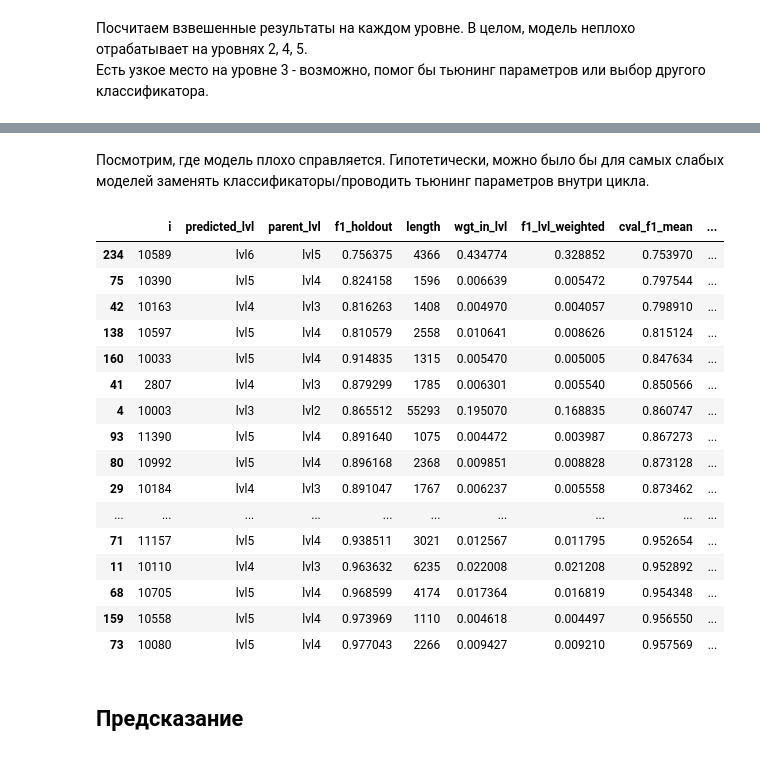
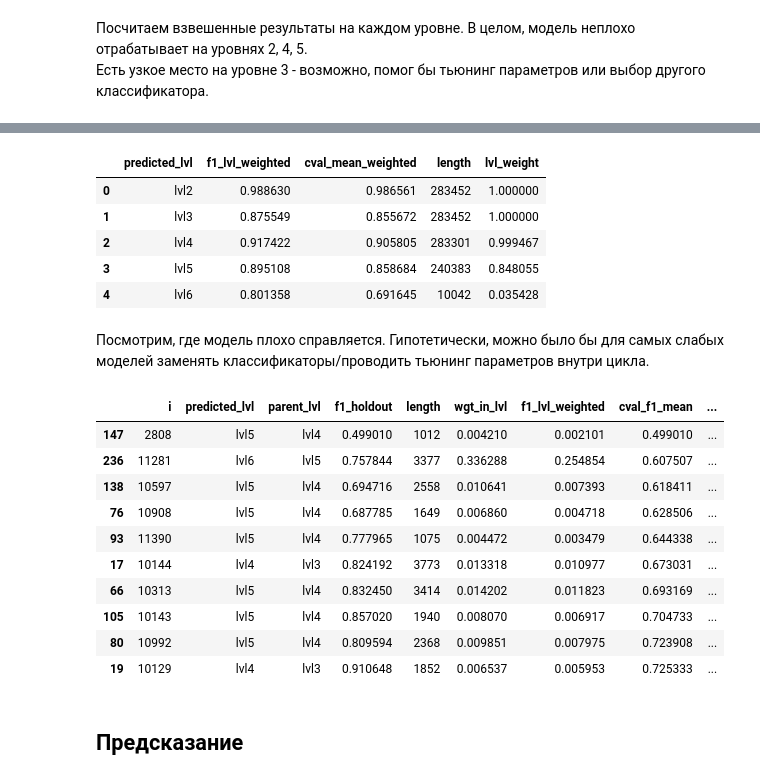
Before and after one commit to akuznetsovsp/good-s_category_prediction_for_online_shopping_platform, a Jupyter notebook: solution.ipynb, the cells around one changed output, grey strips where cells are left out. Drawn from its saved outputs; the diff is of its cells as text; code cells hidden in the pictures.

Commit message:
CV weighted to macro

```diff
--- a/solution.ipynb
+++ b/solution.ipynb
@@ -357,9 +323,14 @@ clf = LinearSVC(penalty='l2', class_weight='balanced', random_state=0, max_iter=
 # %% [markdown]
 Пропишем также функцию валидации модели. Для низкоуровневых моделей, по которым не провести кросс-валидацию из-за малого числа представителей одного из классов, заменяем кросс-валидационный F1-скор на F1-скор по тестовой выборке.
 # %%
-scoring = make_scorer(f1_score, average = 'weighted')
+# содаем механизм скоринга
+scoring = make_scorer(f1_score, average = 'macro')
+
+# сохраняем баланс классов при делении на кросс-валидации
+stratified_kfold = StratifiedKFold(n_splits=3)
+
 def try_cval(Z_train, y_train, f1_holdout, clf=clf,
-             scoring=scoring, cv=3):
+             scoring=scoring, cv=stratified_kfold):
 
     '''
     Пробует провести кросс-валидацию модели с использованием метрики f1,
@@ -399,7 +370,7 @@ for p, d in zip(p_c, d_c):
         y = df_train[(df_train[p] == i)][d]
 
         # логгирование - начало итерации
-        print('working on >>> ', i)
+        # print('working on >>> ', i, end = '')
 
         # были категории-родители с только одним потомком - для таких присваиваем руками класс единственного потомка
         if len(y.unique()) == 1:
@@ -434,9 +405,9 @@ for p, d in zip(p_c, d_c):
             y_pred = clf.predict(Z_test)
 
             # расчет метрик качества
-            f1_holdout = f1_score(y_test, y_pred, average='weighted')
-            cval = try_cval(clf=clf, Z_train=Z_train, y_train=y_train,
-                            scoring=scoring, cv=3, f1_holdout=f1_holdout)
+            f1_holdout = f1_score(y_test, y_pred, average='macro')
+            cval = try_cval(Z_train=Z_train, y_train=y_train,
+                            f1_holdout=f1_holdout, cv=stratified_kfold)
             cval_mean = cval[0]
             cval_std = cval[1]
             cval_mean_weighted = cval_mean*len(X)/total_length
@@ -455,7 +426,7 @@ for p, d in zip(p_c, d_c):
                           'wgt_in_lvl', 'f1_lvl_weighted', 'cval_f1_mean', 'cval_f1_std', 'cval_mean_weighted']
 
         # логгирование - конец итерации
-        print('parent >>>|', p, '|<<< child >>>|', d, '|<<< predicted for parent >>> ', i, ' <<<')
+        print('parent >>>|', p, '|<<< child >>>|', d, '|<<< predicted for parent >>> ', i, ' <<<', end='')
 print('>>> DONE WITH WHOLE DF <<<')
 df_res
 # %% [output]
@@ -606,25 +448,31 @@ overal_res
+# %%
+overal_res = df_res.groupby('predicted_lvl')[['f1_lvl_weighted',
+                                                             'cval_mean_weighted', 'length']].sum().reset_index()
+overal_res['lvl_weight'] = overal_res['length']/overal_res['length'].max()
+overal_res
+# %% [output]
+|  | predicted_lvl | f1_lvl_weighted | cval_mean_weighted | length | lvl_weight |
+| 0 | lvl2 | 0.988630 | 0.986561 | 283452 | 1.000000 |
+| 1 | lvl3 | 0.875549 | 0.855672 | 283452 | 1.000000 |
+| 2 | lvl4 | 0.917422 | 0.905805 | 283301 | 0.999467 |
+| 3 | lvl5 | 0.895108 | 0.858684 | 240383 | 0.848055 |
+| 4 | lvl6 | 0.801358 | 0.691645 | 10042 | 0.035428 |
 # %% [markdown]
 Посмотрим, где модель плохо справляется. Гипотетически, можно было бы для самых слабых моделей заменять классификаторы/проводить тьюнинг параметров внутри цикла.
 # %%
-df_res[df_res['length'] > 1000].sort_values(by='cval_f1_mean', ascending=True).head(50)
+df_res[df_res['length'] > 1000].sort_values(by='cval_f1_mean', ascending=True).head(10)
 # %% [output]
 |  | i | predicted_lvl | parent_lvl | f1_holdout | length | wgt_in_lvl | f1_lvl_weighted | cval_f1_mean | ... |
-| 234 | 10589 | lvl6 | lvl5 | 0.756375 | 4366 | 0.434774 | 0.328852 | 0.753970 | ... |
-| 75 | 10390 | lvl5 | lvl4 | 0.824158 | 1596 | 0.006639 | 0.005472 | 0.797544 | ... |
-| 42 | 10163 | lvl4 | lvl3 | 0.816263 | 1408 | 0.004970 | 0.004057 | 0.798910 | ... |
-| 138 | 10597 | lvl5 | lvl4 | 0.810579 | 2558 | 0.010641 | 0.008626 | 0.815124 | ... |
-| 160 | 10033 | lvl5 | lvl4 | 0.914835 | 1315 | 0.005470 | 0.005005 | 0.847634 | ... |
-| 41 | 2807 | lvl4 | lvl3 | 0.879299 | 1785 | 0.006301 | 0.005540 | 0.850566 | ... |
-| 4 | 10003 | lvl3 | lvl2 | 0.865512 | 55293 | 0.195070 | 0.168835 | 0.860747 | ... |
-| 93 | 11390 | lvl5 | lvl4 | 0.891640 | 1075 | 0.004472 | 0.003987 | 0.867273 | ... |
-| 80 | 10992 | lvl5 | lvl4 | 0.896168 | 2368 | 0.009851 | 0.008828 | 0.873128 | ... |
-| 29 | 10184 | lvl4 | lvl3 | 0.891047 | 1767 | 0.006237 | 0.005558 | 0.873462 | ... |
-| ... | ... | ... | ... | ... | ... | ... | ... | ... | ... |
-| 71 | 11157 | lvl5 | lvl4 | 0.938511 | 3021 | 0.012567 | 0.011795 | 0.952654 | ... |
-| 11 | 10110 | lvl4 | lvl3 | 0.963632 | 6235 | 0.022008 | 0.021208 | 0.952892 | ... |
-| 68 | 10705 | lvl5 | lvl4 | 0.968599 | 4174 | 0.017364 | 0.016819 | 0.954348 | ... |
-| 159 | 10558 | lvl5 | lvl4 | 0.973969 | 1110 | 0.004618 | 0.004497 | 0.956550 | ... |
-| 73 | 10080 | lvl5 | lvl4 | 0.977043 | 2266 | 0.009427 | 0.009210 | 0.957569 | ... |
+| 147 | 2808 | lvl5 | lvl4 | 0.499010 | 1012 | 0.004210 | 0.002101 | 0.499010 | ... |
+| 236 | 11281 | lvl6 | lvl5 | 0.757844 | 3377 | 0.336288 | 0.254854 | 0.607507 | ... |
+| 138 | 10597 | lvl5 | lvl4 | 0.694716 | 2558 | 0.010641 | 0.007393 | 0.618411 | ... |
+| 76 | 10908 | lvl5 | lvl4 | 0.687785 | 1649 | 0.006860 | 0.004718 | 0.628506 | ... |
+| 93 | 11390 | lvl5 | lvl4 | 0.777965 | 1075 | 0.004472 | 0.003479 | 0.644338 | ... |
+| 17 | 10144 | lvl4 | lvl3 | 0.824192 | 3773 | 0.013318 | 0.010977 | 0.673031 | ... |
+| 66 | 10313 | lvl5 | lvl4 | 0.832450 | 3414 | 0.014202 | 0.011823 | 0.693169 | ... |
+| 105 | 10143 | lvl5 | lvl4 | 0.857020 | 1940 | 0.008070 | 0.006917 | 0.704733 | ... |
+| 80 | 10992 | lvl5 | lvl4 | 0.809594 | 2368 | 0.009851 | 0.007975 | 0.723908 | ... |
+| 19 | 10129 | lvl4 | lvl3 | 0.910648 | 1852 | 0.006537 | 0.005953 | 0.725333 | ... |
 # %% [markdown]
 ## Предсказание
 # %% [markdown]
```
Also changed, not shown: parts of 17 cells of this notebook, 2 other files.
